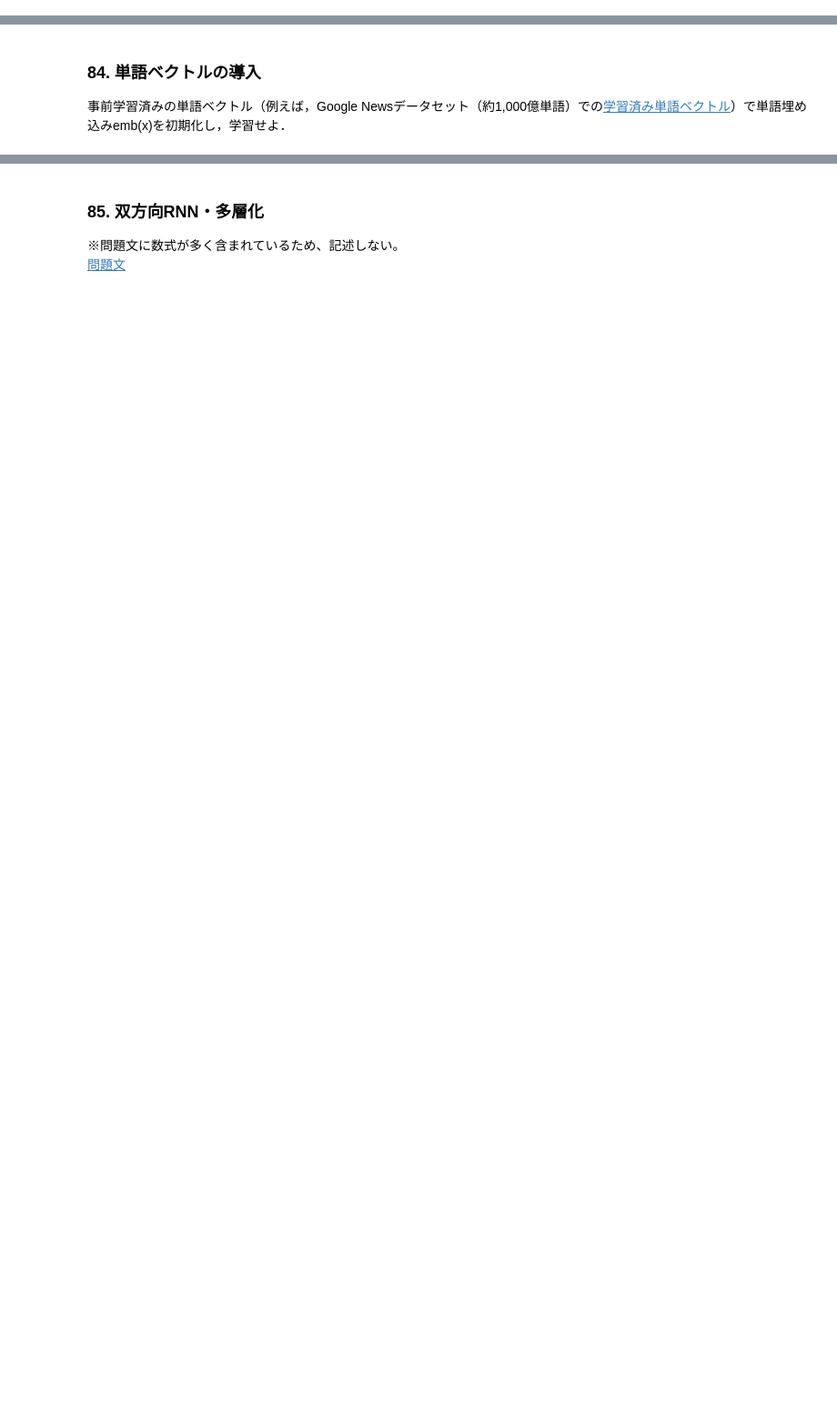
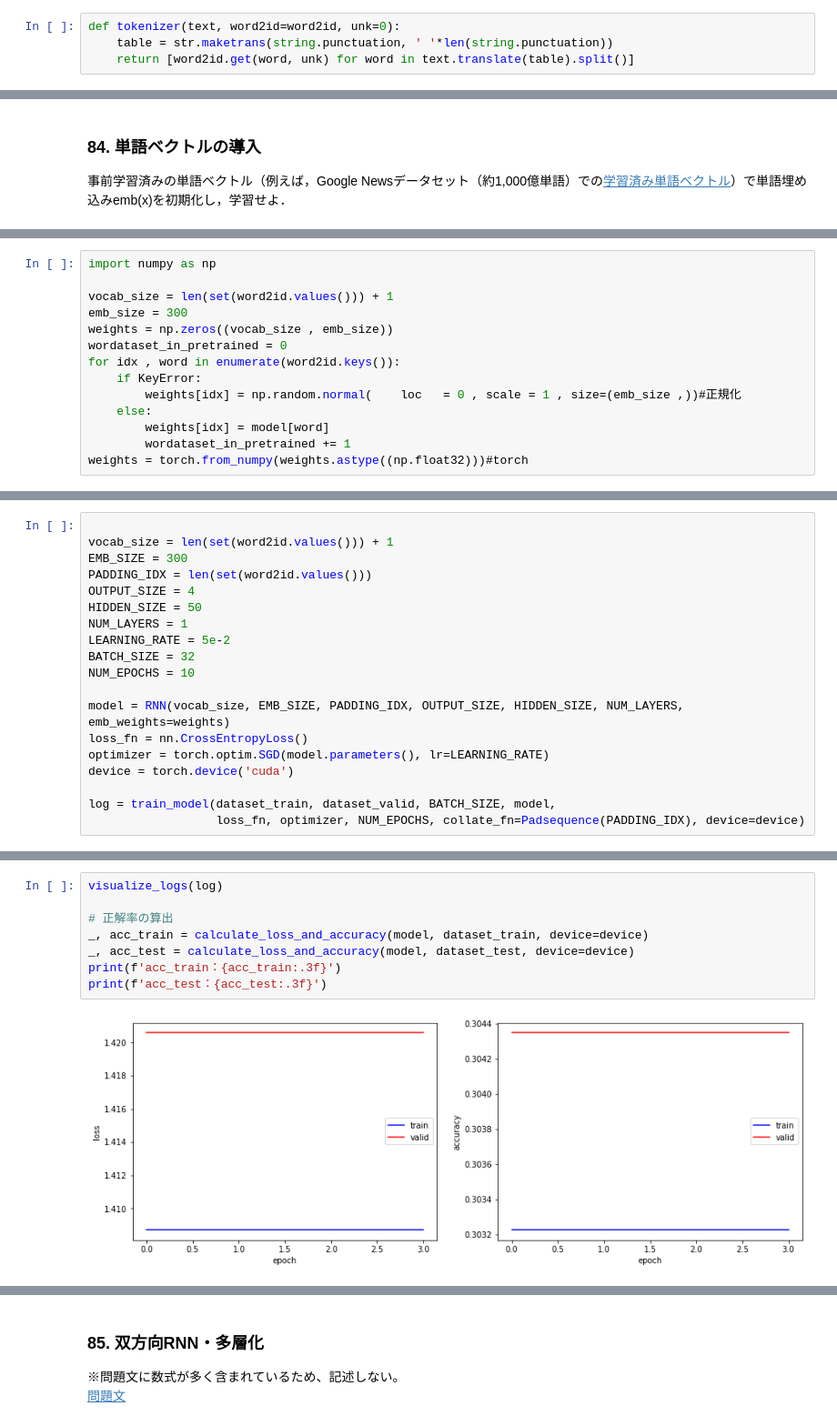
Before and after one commit to 223mle/NLP-100knocks, a Jupyter notebook: ch09.ipynb, the cells around one changed output, grey strips where cells are left out. Shown at 91% size. Saved outputs shown, nothing was run; the diff lists cells and outputs as text; blank space fills up the shorter version.

```diff
--- a/ch09.ipynb
+++ b/ch09.ipynb
@@ -5,0 +77,4 @@
+# %%
+def tokenizer(text, word2id=word2id, unk=0):
+    table = str.maketrans(string.punctuation, ' '*len(string.punctuation))
+    return [word2id.get(word, unk) for word in text.translate(table).split()]
@@ -18,0 +398,14 @@
+# %%
+import numpy as np
+
+vocab_size = len(set(word2id.values())) + 1
+emb_size = 300
+weights = np.zeros((vocab_size , emb_size))
+wordataset_in_pretrained = 0
+for idx , word in enumerate(word2id.keys()):
+    if KeyError:
+        weights[idx] = np.random.normal(    loc   = 0 , scale = 1 , size=(emb_size ,))#正規化
+    else:
+        weights[idx] = model[word]
+        wordataset_in_pretrained += 1
+weights = torch.from_numpy(weights.astype((np.float32)))#torch
@@ -18,0 +441,19 @@
+# %%
+
+vocab_size = len(set(word2id.values())) + 1
+EMB_SIZE = 300
+PADDING_IDX = len(set(word2id.values()))
+OUTPUT_SIZE = 4
+HIDDEN_SIZE = 50
+NUM_LAYERS = 1
+LEARNING_RATE = 5e-2
+BATCH_SIZE = 32
+NUM_EPOCHS = 10
+
+model = RNN(vocab_size, EMB_SIZE, PADDING_IDX, OUTPUT_SIZE, HIDDEN_SIZE, NUM_LAYERS, emb_weights=weights)
+loss_fn = nn.CrossEntropyLoss()
+optimizer = torch.optim.SGD(model.parameters(), lr=LEARNING_RATE)
+device = torch.device('cuda')
+
+log = train_model(dataset_train, dataset_valid, BATCH_SIZE, model,
+                  loss_fn, optimizer, NUM_EPOCHS, collate_fn=Padsequence(PADDING_IDX), device=device)
@@ -18,0 +464,10 @@
+# %%
+visualize_logs(log)
+
+# 正解率の算出
+_, acc_train = calculate_loss_and_accuracy(model, dataset_train, device=device)
+_, acc_test = calculate_loss_and_accuracy(model, dataset_test, device=device)
+print(f'acc_train：{acc_train:.3f}')
+print(f'acc_test：{acc_test:.3f}')
+# %% [output]
+[figure, added]
```
Also changed, not shown: parts of 40 cells of this notebook.
